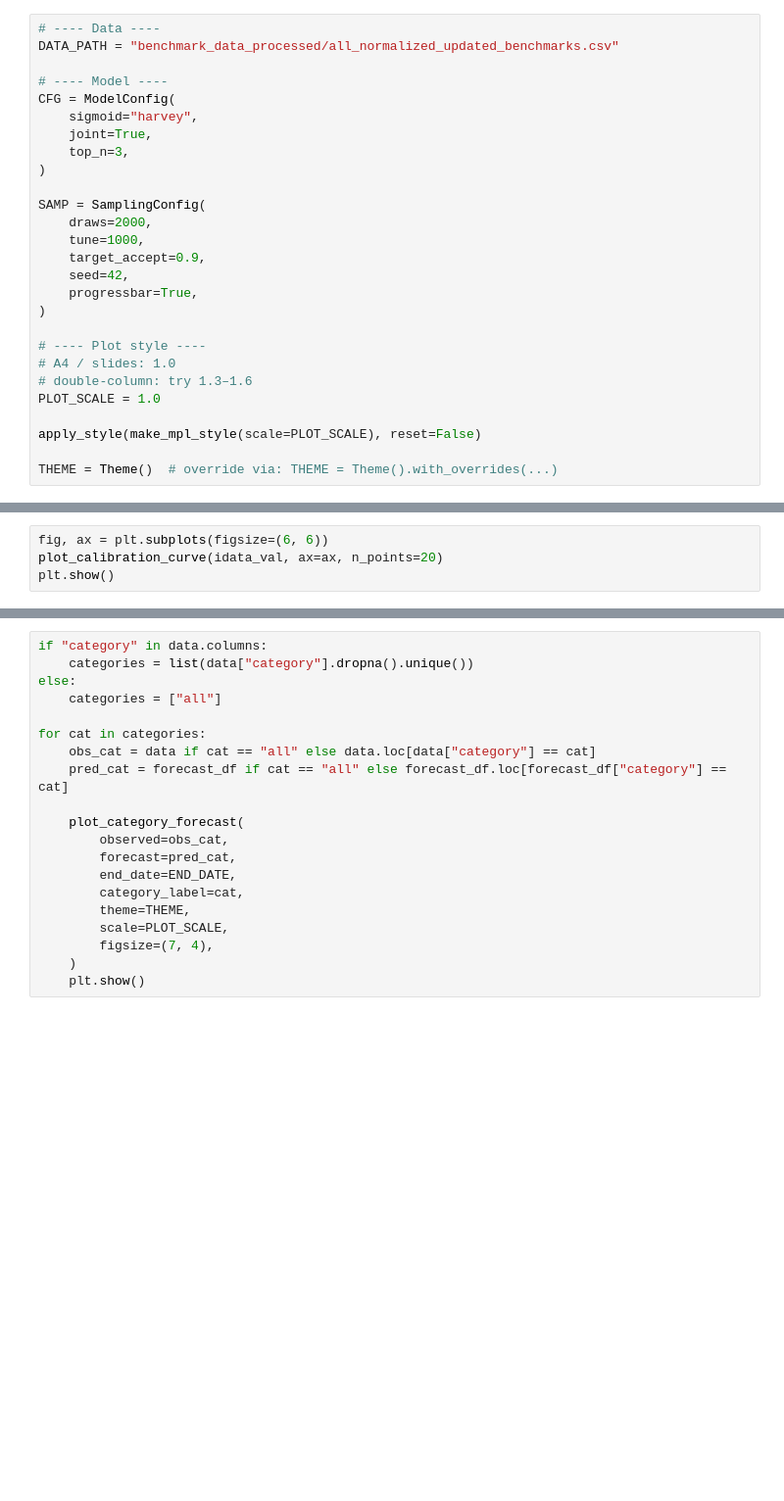
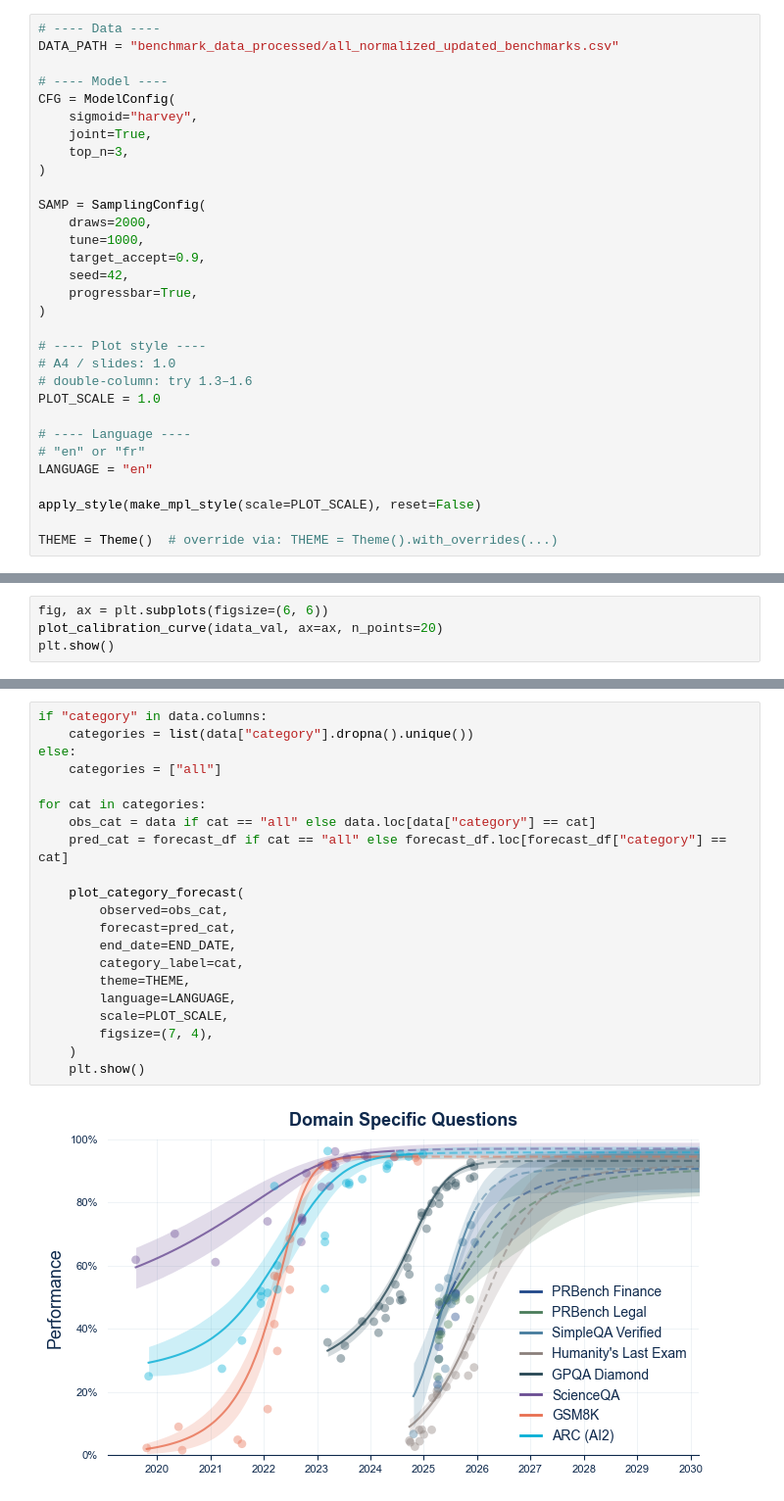
Before and after one commit to General-Purpose-AI-Policy-Lab/benchmark-forecasting, a Jupyter notebook: main.ipynb, the cells around one changed output, grey strips where cells are left out. Shown at 98% size. Saved outputs shown, nothing was run; the diff lists cells and outputs as text; blank space fills up the shorter version.

Commit message:
Add language, proportion of saturated benchmarks and asymmetry

```diff
--- a/main.ipynb
+++ b/main.ipynb
@@ -55,6 +69,10 @@ SAMP = SamplingConfig(
 # double-column: try 1.3–1.6
 PLOT_SCALE = 1.0
 
+# ---- Language ----
+# "en" or "fr"
+LANGUAGE = "en"
+
 apply_style(make_mpl_style(scale=PLOT_SCALE), reset=False)
 
 THEME = Theme()  # override via: THEME = Theme().with_overrides(...)
@@ -104,20 +146,23 @@ forecast_df.head()
 # %%
 if "category" in data.columns:
     categories = list(data["category"].dropna().unique())
 else:
     categories = ["all"]
 
 for cat in categories:
     obs_cat = data if cat == "all" else data.loc[data["category"] == cat]
     pred_cat = forecast_df if cat == "all" else forecast_df.loc[forecast_df["category"] == cat]
 
     plot_category_forecast(
         observed=obs_cat,
         forecast=pred_cat,
         end_date=END_DATE,
         category_label=cat,
         theme=THEME,
+        language=LANGUAGE,
         scale=PLOT_SCALE,
         figsize=(7, 4),
     )
     plt.show()
+# %% [output]
+[figure, added]
```
Also changed, not shown: parts of 19 cells of this notebook, 1 other file.
